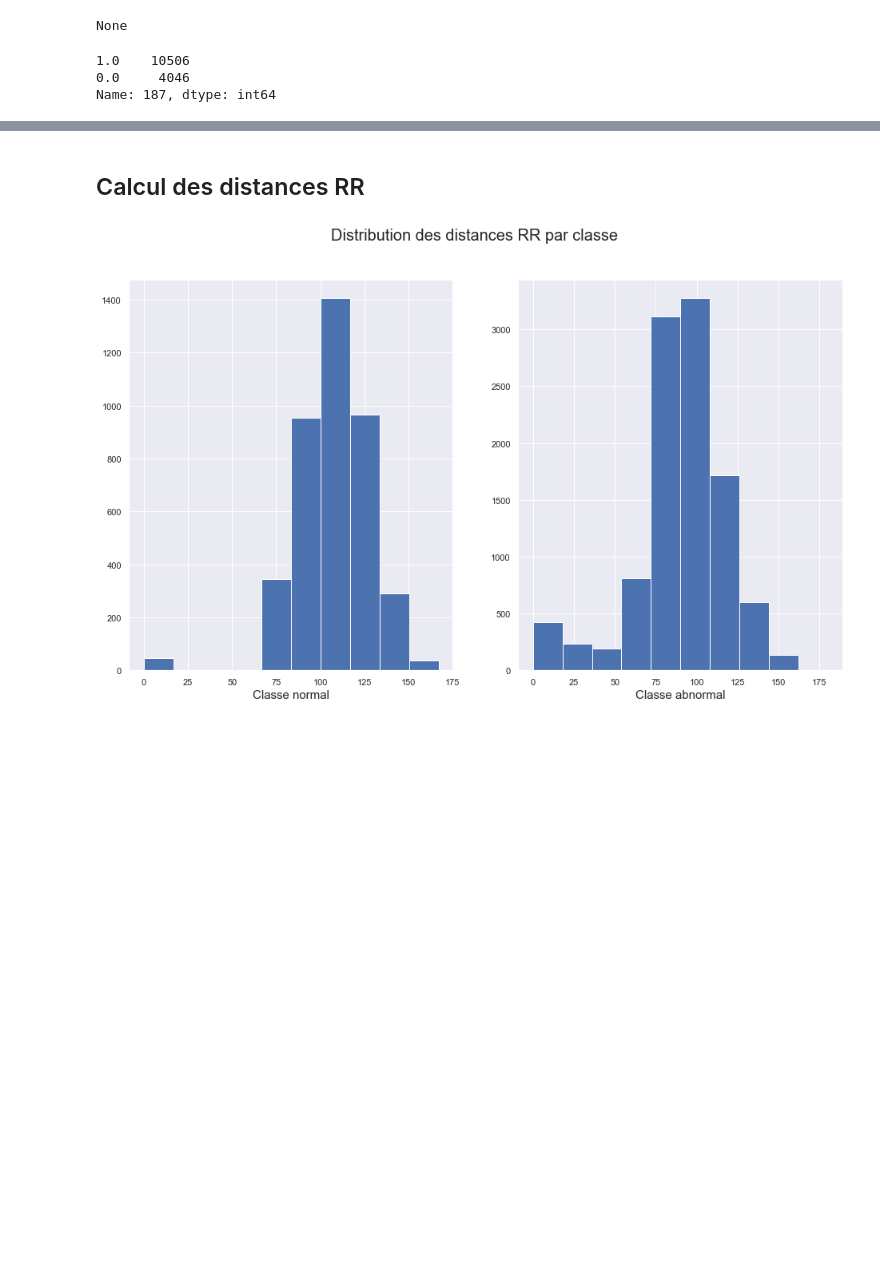
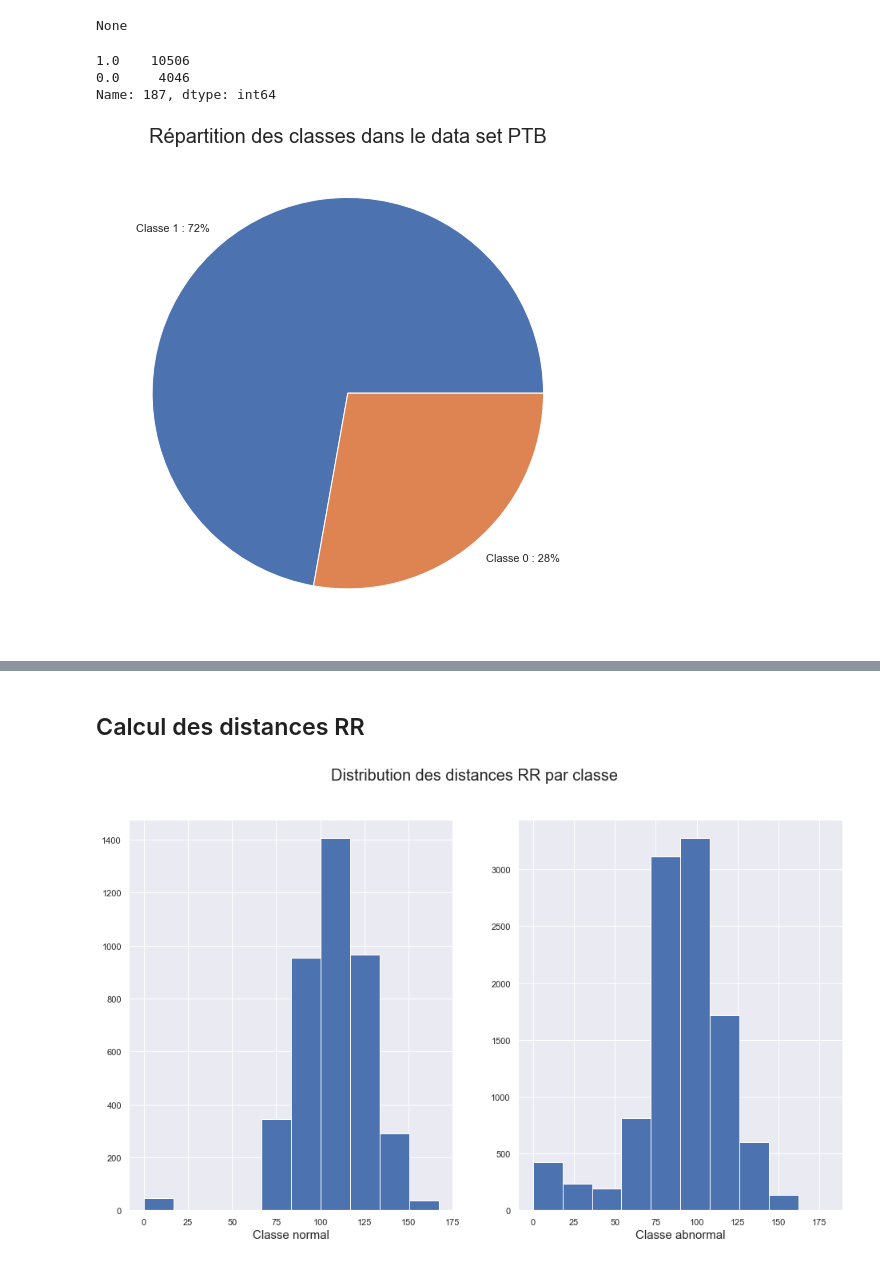
Before and after one commit to SamanthC/Pypitations, a Jupyter notebook: 1 - Exploration_ des_données.ipynb, the cells around one changed output, grey strips where cells are left out. Drawn from its saved outputs; the diff is of its cells as text; code cells hidden in the pictures; blank space fills up the shorter version.

```diff
--- a/1 - Exploration_ des_données.ipynb
+++ b/1 - Exploration_ des_données.ipynb
@@ -382,6 +411,21 @@ None
 1.0    10506
 0.0     4046
 Name: 187, dtype: int64
+# %%
+liste_ptb = []
+
+for i in range(len(ptbdb.iloc[:,-1].value_counts())):
+    x = "Classe {} : {}%".format(round(ptbdb.iloc[:,-1].value_counts(normalize = True).index[i]), round(100*ptbdb.iloc[:,-1].value_counts(normalize = True).iloc[i]))
+    liste_ptb.append(x)
+
+plt.figure(figsize = (16,9))
+sns.set_theme()
+plt.title("Répartition des classes dans le data set PTB", fontsize = 20)
+plt.pie(ptbdb.iloc[:,-1].value_counts(), labels = liste_ptb);
+
+plt.savefig("pie_ptb.png")
+# %% [output]
+[figure, added]
 # %%
 fig, axes = plt.subplots(2, 2, figsize = (16,6))
 fig.suptitle("ECG aléatoires par classes - PTBDB", fontsize = 25)
```
Also changed, not shown: parts of 30 cells of this notebook.
